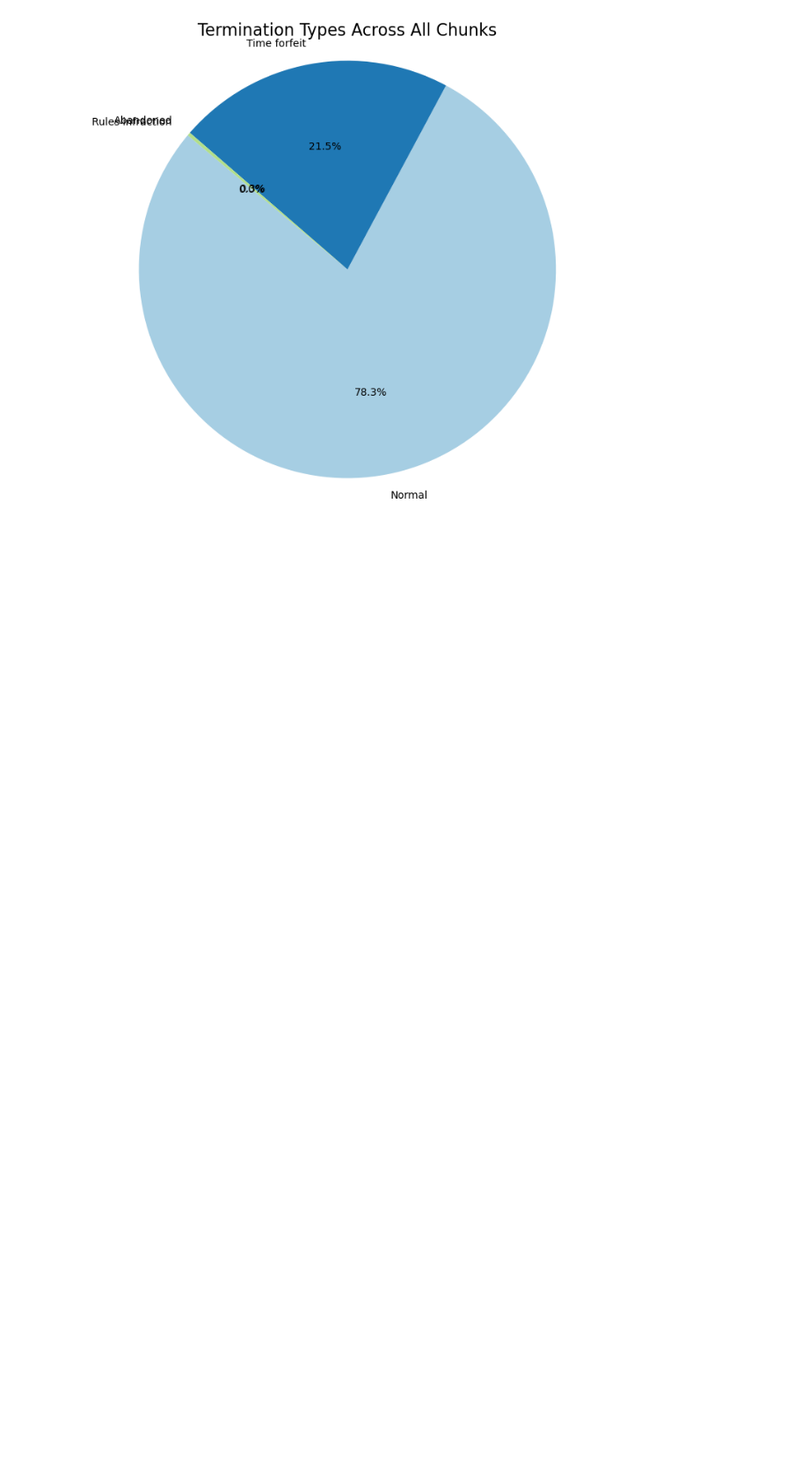
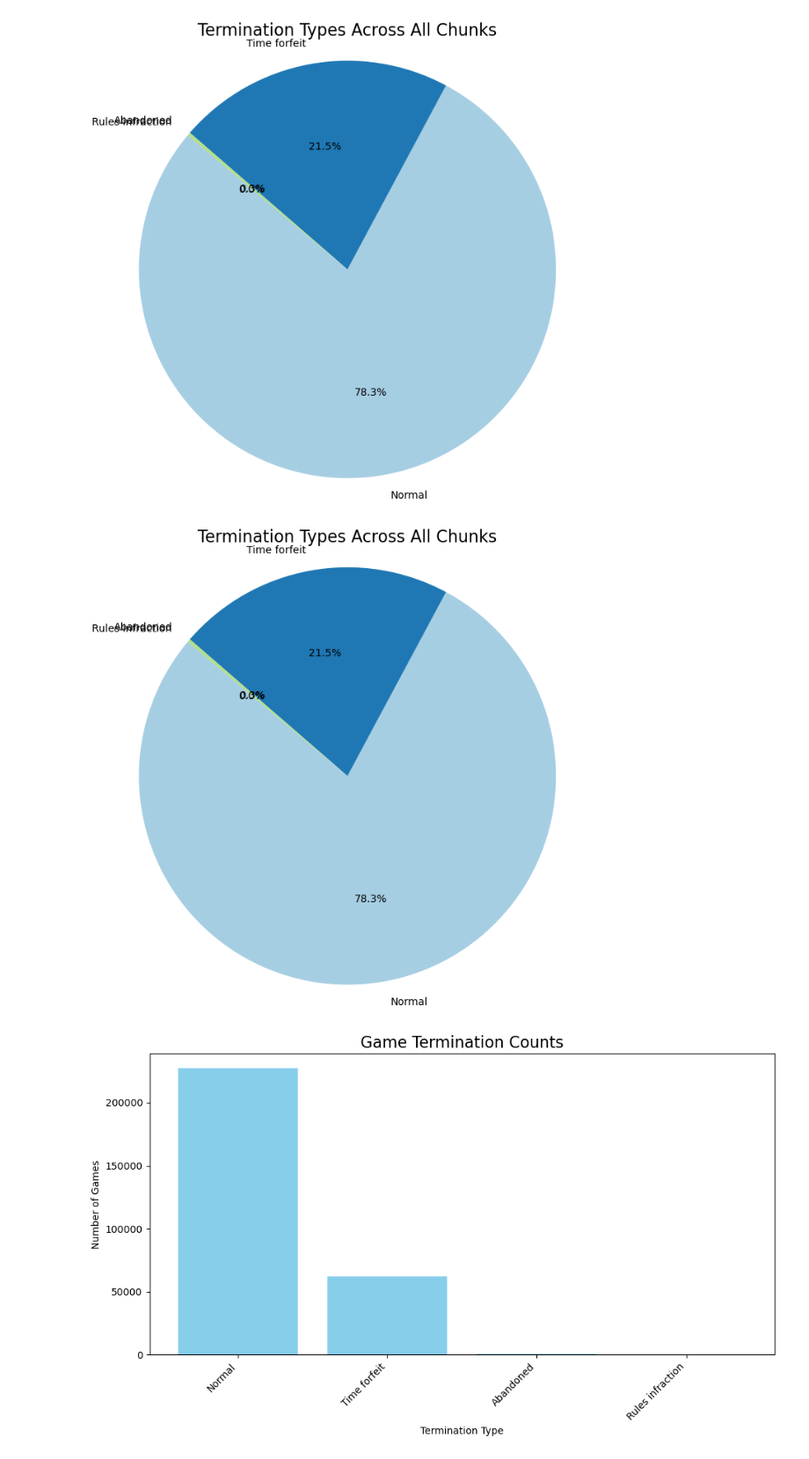
Before and after one commit to VictorSwankyTiger/UndergraduationProject, a Jupyter notebook: database/Termination check.ipynb, the cells around one changed output. Shown at 88% size. Saved outputs shown, nothing was run; the diff lists cells and outputs as text; code cells hidden in the pictures; blank space fills up the shorter version.

```diff
--- a/database/Termination check.ipynb
+++ b/database/Termination check.ipynb
@@ -39,3 +39,51 @@ plt.axis('equal')  # Equal aspect ratio ensures that pie chart is drawn as a cir
 plt.show()
 # %% [output]
 [figure]
+# %%
+import pandas as pd
+import matplotlib.pyplot as plt
+
+# Initialize a dictionary to store the total counts for each termination type
+termination_counts_total = {}
+
+# Iterate through chunk_1.csv to chunk_300.csv
+for i in range(1, 301):  # Since your chunks go from 1 to 300
+    filename = f'Filter_CSV/180+2/chunk_{i}.csv'
+    db = pd.read_csv(filename)
+    termination_counts = db["Termination"].value_counts()
+
+    for termination_type, count in termination_counts.items():
+        termination_counts_total[termination_type] = termination_counts_total.get(termination_type, 0) + count
+
+# Convert to DataFrame
+termination_counts_df = pd.DataFrame(list(termination_counts_total.items()), columns=["Termination", "Count"])
+
+# -------- PIE CHART --------
+plt.figure(figsize=(8, 8))
+plt.pie(termination_counts_df["Count"], labels=termination_counts_df["Termination"],
+        autopct='%1.1f%%', startangle=140, colors=plt.cm.Paired.colors)
+plt.title("Termination Types Across All Chunks", fontsize=16)
+plt.axis('equal')
+plt.show()
+
+# -------- BAR CHART --------
+plt.figure(figsize=(10, 6))
+plt.bar(termination_counts_df["Termination"], termination_counts_df["Count"], color='skyblue')
+plt.title("Game Termination Counts", fontsize=16)
+plt.xlabel("Termination Type")
+plt.ylabel("Number of Games")
+plt.xticks(rotation=45, ha='right')
+plt.tight_layout()
+plt.show()
+
+# -------- HORIZONTAL BAR CHART --------
+plt.figure(figsize=(10, 6))
+plt.barh(termination_counts_df["Termination"], termination_counts_df["Count"], color='lightgreen')
+plt.title("Game Termination Counts (Horizontal)", fontsize=16)
+plt.xlabel("Number of Games")
+plt.ylabel("Termination Type")
+plt.tight_layout()
+plt.show()
+# %% [output]
+[figure, added]
+[figure, added]
```
Also changed, not shown: parts of 1 cell of this notebook, 5 other files.
